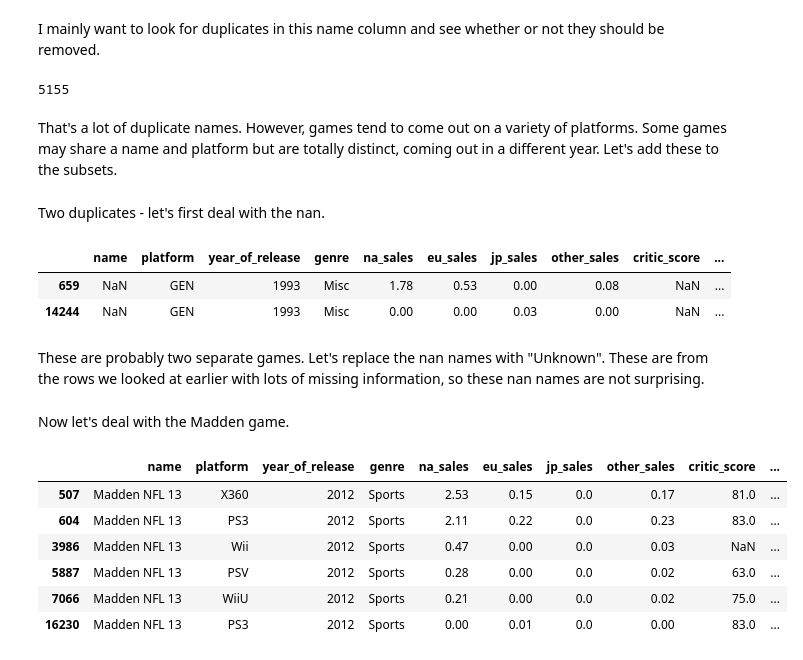
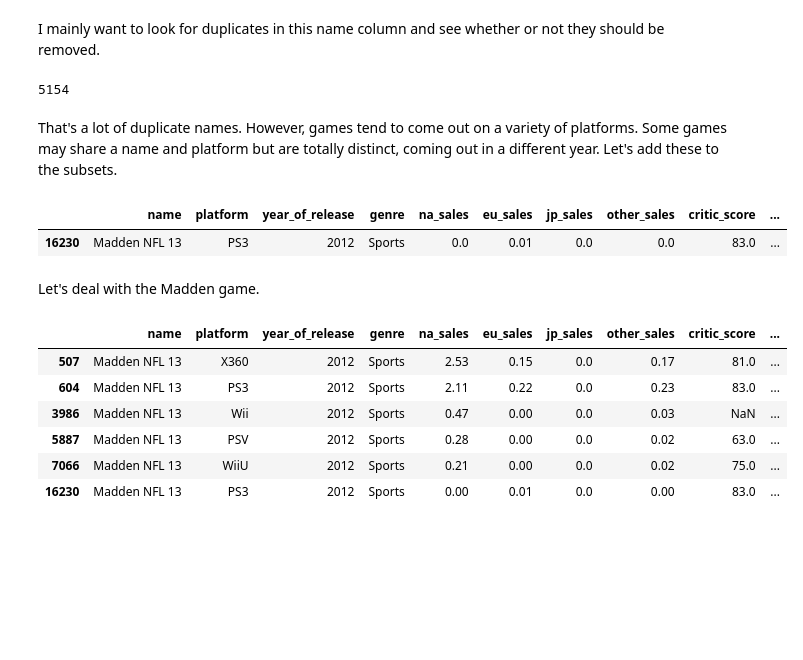
Before and after one commit to jnorfolk/Video-Game-Sales, a Jupyter notebook: video_game_sales.ipynb, the cells around one changed output. Saved outputs shown, nothing was run; the diff lists cells and outputs as text; code cells hidden in the pictures; blank space fills up the shorter version.

```diff
--- a/video_game_sales.ipynb
+++ b/video_game_sales.ipynb
@@ -28,4 +28,7 @@ from scipy.stats import f_oneway
 from statsmodels.stats.multicomp import pairwise_tukeyhsd as tukey
 from scipy.stats import kruskal
 # %%
-df = pd.read_csv('moved_games.csv') # Read in dataset
+try:
+    df = pd.read_csv('moved_games.csv') # Read in dataset
+except:
+    df = pd.read_csv('/datasets/games.csv')
@@ -193,5 +200,5 @@ Let's replace nan's here with 0. A zero will clearly be separate from the rest o
 # %%
-df.year_of_release = df.year_of_release.fillna(0)
+df = df.dropna(subset='year_of_release')
 df.year_of_release = df.year_of_release.astype('int')
 # %%
 df.info() # Verify success
@@ -316,7 +323,7 @@ genre_nan
 # %% [markdown]
 There are only two nans. Let's just turn these into 'Misc'. These nans are attached to rows with mostly other nan data, so it seems that the dataset creator could not find much information on these games.
 # %%
-df.genre = df.genre.fillna('Misc')
+df = df.dropna(subset='genre')
 
 # I will also change the datatype to save memory.
 df.genre = df.genre.astype('category')
@@ -348,19 +355,13 @@ I mainly want to look for duplicates in this name column and see whether or not
 # %%
 df.duplicated(subset='name').sum()
 # %% [output]
-5155
+5154
 # %% [markdown]
 That's a lot of duplicate names. However, games tend to come out on a variety of platforms. Some games may share a name and platform but are totally distinct, coming out in a different year. Let's add these to the subsets.
 # %%
 dups = df[df.duplicated(subset=['name', 'platform', 'year_of_release'])]
+display(dups)
 madden = dups.loc[16230, 'name']
+# %% [output]
+|  | name | platform | year_of_release | genre | na_sales | eu_sales | jp_sales | other_sales | critic_score | ... |
+| 16230 | Madden NFL 13 | PS3 | 2012 | Sports | 0.0 | 0.01 | 0.0 | 0.0 | 83.0 | ... |
-# %% [markdown]
-Two duplicates - let's first deal with the nan.
-# %%
-df[df.name.isna()]
-# %% [output]
-|  | name | platform | year_of_release | genre | na_sales | eu_sales | jp_sales | other_sales | critic_score | ... |
-| 659 | NaN | GEN | 1993 | Misc | 1.78 | 0.53 | 0.00 | 0.08 | NaN | ... |
-| 14244 | NaN | GEN | 1993 | Misc | 0.00 | 0.00 | 0.03 | 0.00 | NaN | ... |
-# %% [markdown]
-These are probably two separate games. Let's replace the nan names with "Unknown". These are from the rows we looked at earlier with lots of missing information, so these nan names are not surprising.
@@ -369,5 +368,5 @@ df.name = df.name.fillna('Unknown')
 # %% [markdown]
-Now let's deal with the Madden game.
+Let's deal with the Madden game.
 # %%
 df[df.name == madden]
 # %% [output]
```
Also changed, not shown: parts of 16 cells of this notebook.
